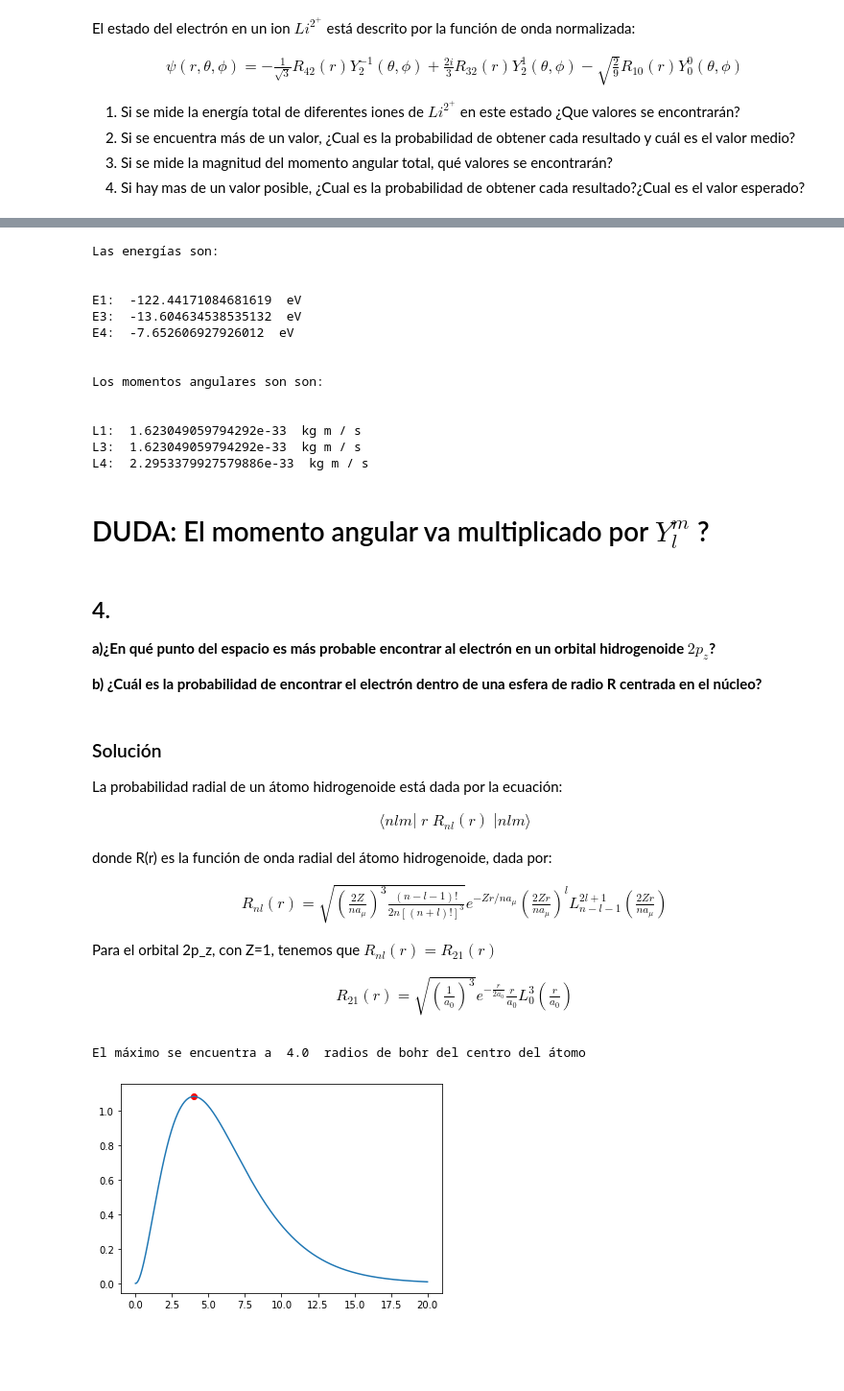
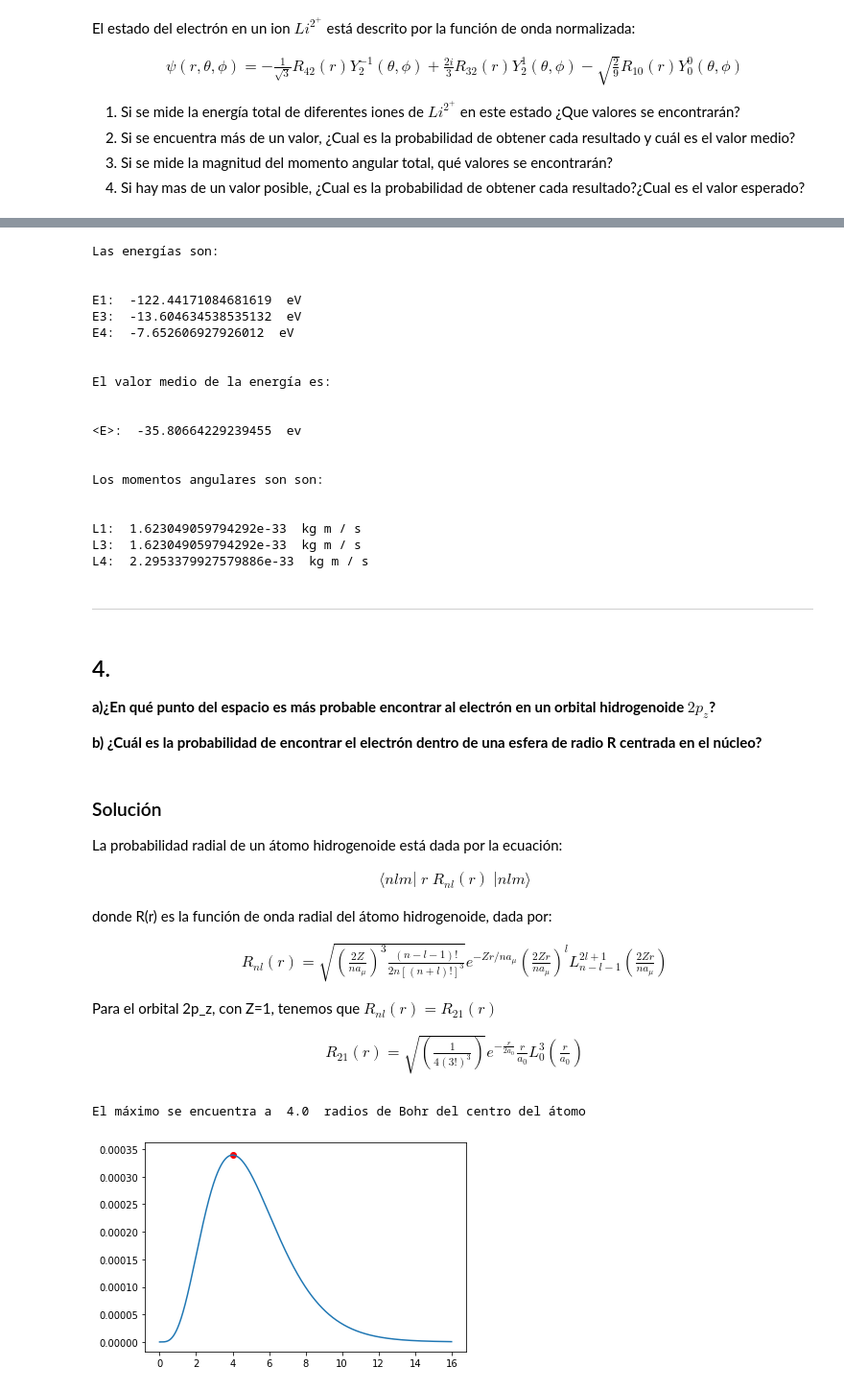
Before and after one commit to IPalos/AtomicaMolecular, a Jupyter notebook: Ejercicios Resueltos Lista 1.ipynb, the cells around one changed output, grey strips where cells are left out. Shown: that part at 96% size. Drawn from its saved outputs; the diff is of its cells as text; code cells hidden in the pictures; blank space fills up the shorter version.

```diff
--- a/Ejercicios Resueltos Lista 1.ipynb
+++ b/Ejercicios Resueltos Lista 1.ipynb
@@ -109,6 +144,9 @@ print("Las energías son: \n\n")
 print ("E1: ",E1," eV")
 print ("E3: ",E3," eV")
 print ("E4: ",E4," eV")
+print ("\n\nEl valor medio de la energía es: \n\n")
+print ("<E>: ",(E4/3)+(E3*(4/9))+(E1*(2/9))," ev")
+
 
 L1=sc.h * math.sqrt(2*3)
 L3=sc.h * math.sqrt(2*3)
@@ -127,14 +165,20 @@ E3:  -13.604634538535132  eV
 E4:  -7.652606927926012  eV
 
 
+El valor medio de la energía es:
+
+
+<E>:  -35.80664229239455  ev
+
+
 Los momentos angulares son son:
 
 
 L1:  1.623049059794292e-33  kg m / s
 L3:  1.623049059794292e-33  kg m / s
 L4:  2.2953379927579886e-33  kg m / s
-# %% [markdown]
-# DUDA: El momento angular va multiplicado por $Y^m_l$ ?
+# %% [markdown]
+***
 # %% [markdown]
 ## 4.
 **a)¿En qué punto del espacio es más probable encontrar al electrón en un orbital hidrogenoide $2p_z$?**
@@ -146,7 +190,7 @@ L4:  2.2953379927579886e-33  kg m / s
 La probabilidad radial de un átomo hidrogenoide está dada por la ecuación:
 
 \begin{align}
-\langle nlm |\; r\;R_{nl}(r) \;| nlm \rangle
+\boxed{\langle nlm |\; r\;R_{nl}(r) \;| nlm \rangle}
 \end{align}
 
 donde R(r) es la función de onda radial del átomo hidrogenoide, dada por:
@@ -158,23 +202,23 @@ R_{n l}(r)=\sqrt{\left(\frac{2 Z}{n a_{\mu}}\right)^{3} \frac{(n-l-1) !}{2 n[(n+
 Para el orbital 2p_z, con Z=1, tenemos que $R_{nl}(r) = R_{21}(r)$
 
 \begin{align}
-R_{21}(r) =\sqrt{\left(\frac{1}{a_0}\right)^3}e^{-\frac{r}{2a_0}}\frac{r}{a_0} L_0^3\left(\frac{r}{a_0}\right)
+R_{21}(r) =\sqrt{\left(\frac{1}{4(3!)^3}\right)}e^{-\frac{r}{2a_0}}\frac{r}{a_0} L_0^3\left(\frac{r}{a_0}\right)
 \end{align}
 # %%
-r=np.arange(0,20,0.0001)
-a0=1 # RADIO DE BOHR
-R = lambda r,n,l: (2*r/(n*a0))**l * numpy.exp(-r/n/a0) * scipy.special.genlaguerre(n-l-1,2*l+1)(2*r/n/a0)/2 #FUNCION RADIAL
+r=np.arange(0,16,0.0001)
+k= lambda n,l: math.sqrt((2/n)**3*(math.factorial(n-l-1)/(2*n*(math.factorial(n+l)))**3))
+R = lambda r,n,l: (k(n,l)* (2*r/n)**l * np.exp(-r/n) * scipy.special.genlaguerre(n-l-1,2*l+1)(2*r/n)) #FUNCION RADIAL
 WF= lambda r,n,l : r*R(r,n,l)
-sqrWF=lambda r,n,l : abs(WF(r,n,l))
+sqrWF=lambda r,n,l : abs(WF(r,n,l)**2)
 fig = plt.figure()
 R21=sqrWF(r,2,1)
-maxr21=max(sqrWF(r,2,1))
+maxr21=max(R21)
 plt.plot(r,R21)
-for i in r:
-    if sqrWF(i,2,1) ==maxr21 :
-        plt.scatter(i,sqrWF(i,2,1),color="red",marker="o")
-        print ("\n\nEl máximo se encuentra a ",i," radios de bohr del centro del átomo\n\n")
+for i in range(len(r)):
+    if R21[i] ==maxr21 :
+        plt.scatter(r[i],R21[i],color="red",marker="o")
+        print ("\n\nEl máximo se encuentra a ",r[i]," radios de Bohr del centro del átomo\n\n")
         break
 # %% [output]
-El máximo se encuentra a  4.0  radios de bohr del centro del átomo
+El máximo se encuentra a  4.0  radios de Bohr del centro del átomo
-[figure, old version]
+[figure, new version]
```
Also changed, not shown: parts of 31 cells of this notebook, 1 other file.
